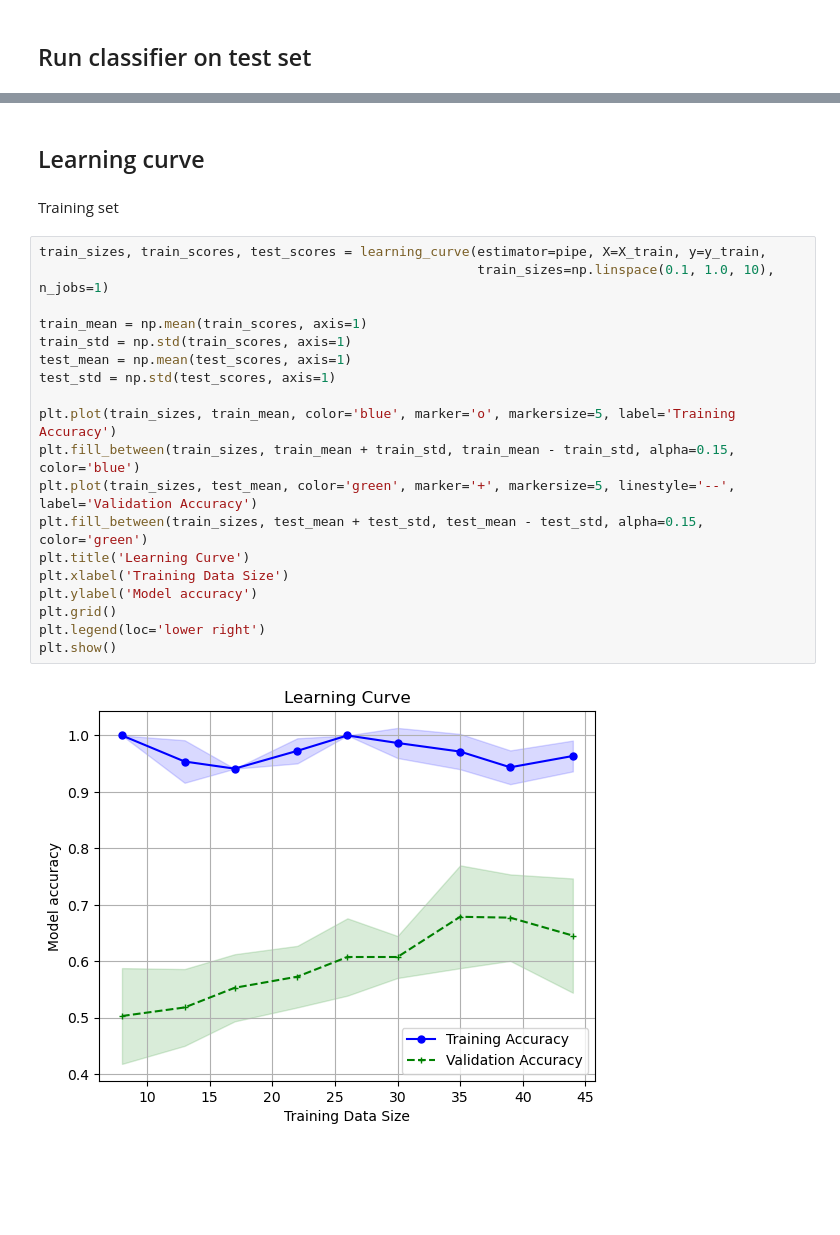
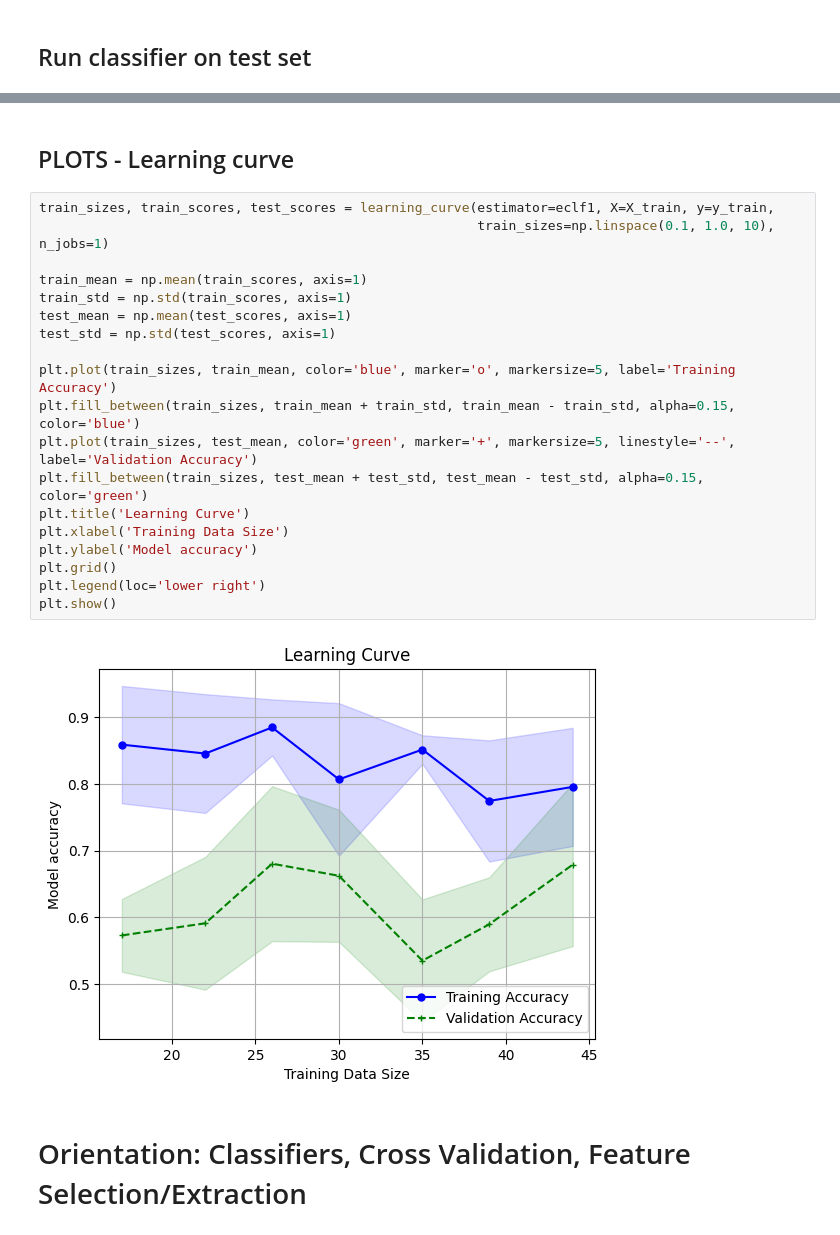
Before and after one commit to pfRijk/TM10007_ML_G1, a Jupyter notebook: assignment.ipynb, the cells around one changed output, grey strips where cells are left out. Drawn from its saved outputs; the diff is of its cells as text; blank space fills up the shorter version.

```diff
--- a/assignment.ipynb
+++ b/assignment.ipynb
@@ -313,25 +246,25 @@ plt.show()
 # %% [markdown]
-## Learning curve
+## PLOTS - Learning curve
-# %% [markdown]
-Training set
 # %%
-train_sizes, train_scores, test_scores = learning_curve(estimator=pipe, X=X_train, y=y_train,
+train_sizes, train_scores, test_scores = learning_curve(estimator=eclf1, X=X_train, y=y_train,
                                                         train_sizes=np.linspace(0.1, 1.0, 10), n_jobs=1)
 
 train_mean = np.mean(train_scores, axis=1)
 train_std = np.std(train_scores, axis=1)
 test_mean = np.mean(test_scores, axis=1)
 test_std = np.std(test_scores, axis=1)
 
 plt.plot(train_sizes, train_mean, color='blue', marker='o', markersize=5, label='Training Accuracy')
 plt.fill_between(train_sizes, train_mean + train_std, train_mean - train_std, alpha=0.15, color='blue')
 plt.plot(train_sizes, test_mean, color='green', marker='+', markersize=5, linestyle='--', label='Validation Accuracy')
 plt.fill_between(train_sizes, test_mean + test_std, test_mean - test_std, alpha=0.15, color='green')
 plt.title('Learning Curve')
 plt.xlabel('Training Data Size')
 plt.ylabel('Model accuracy')
 plt.grid()
 plt.legend(loc='lower right')
 plt.show()
 # %% [output]
-[figure, old version]
+[figure, new version]
+# %% [markdown]
+# Orientation: Classifiers, Cross Validation, Feature Selection/Extraction
```
Also changed, not shown: parts of 22 cells of this notebook.
